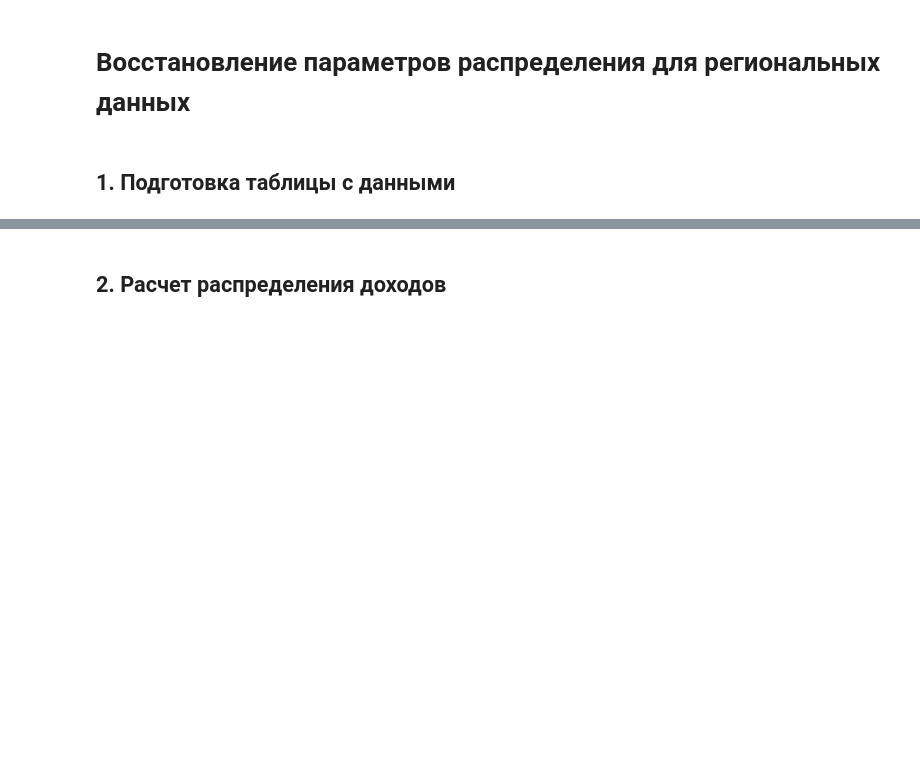
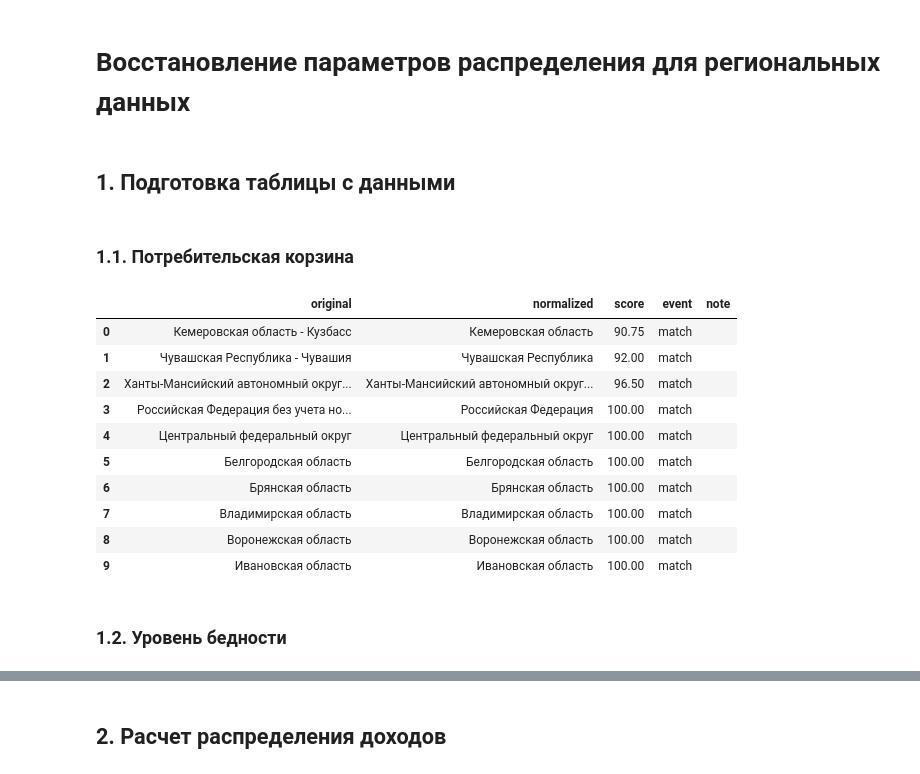
Before and after one commit to tochno-st/poverty_hack, a Jupyter notebook: regions_distributions.ipynb, the cells around one changed output, grey strips where cells are left out. Saved outputs shown, nothing was run; the diff lists cells and outputs as text; code cells hidden in the pictures; blank space fills up the shorter version.

```diff
--- a/regions_distributions.ipynb
+++ b/regions_distributions.ipynb
@@ -14,3 +15,7 @@ BASKET_FILE = './data/regional_basket.xls'
+# %%
+matcher = RegionMatcher()
+# %% [markdown]
+### 1.1. Потребительская корзина
 # %%
 basket = pd.read_excel(BASKET_FILE, sheet_name='Данные', skiprows=3, dtype='string')
 # %%
@@ -39 +30,17 @@ basket['region'] = basket['region'].replace(region_replace_dict, regex=False)
+# %%
+matcher.get_match().head(10)
+# %% [output]
+|  | original | normalized | score | event | note |
+| 0 | Кемеровская область - Кузбасс | Кемеровская область | 90.75 | match |  |
+| 1 | Чувашская Республика - Чувашия | Чувашская Республика | 92.00 | match |  |
+| 2 | Ханты-Мансийский автономный округ... | Ханты-Мансийский автономный округ... | 96.50 | match |  |
+| 3 | Российская Федерация без учета но... | Российская Федерация | 100.00 | match |  |
+| 4 | Центральный федеральный округ | Центральный федеральный округ | 100.00 | match |  |
+| 5 | Белгородская область | Белгородская область | 100.00 | match |  |
+| 6 | Брянская область | Брянская область | 100.00 | match |  |
+| 7 | Владимирская область | Владимирская область | 100.00 | match |  |
+| 8 | Воронежская область | Воронежская область | 100.00 | match |  |
+| 9 | Ивановская область | Ивановская область | 100.00 | match |  |
+# %% [markdown]
+### 1.2. Уровень бедности
 # %%
```
Also changed, not shown: parts of 29 cells of this notebook.
